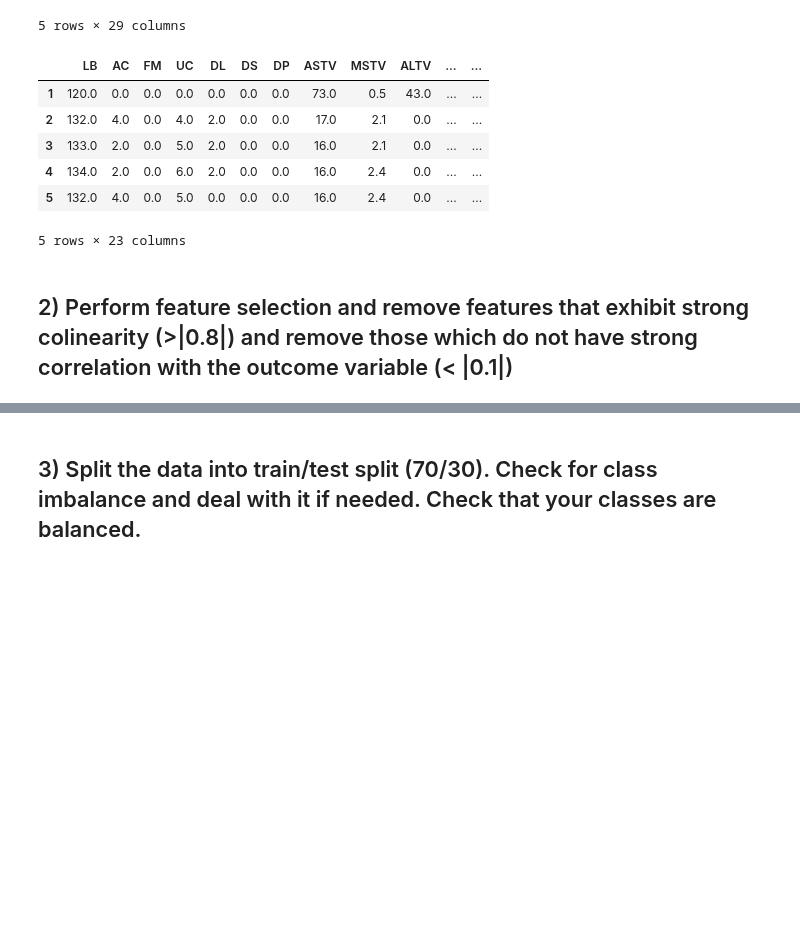
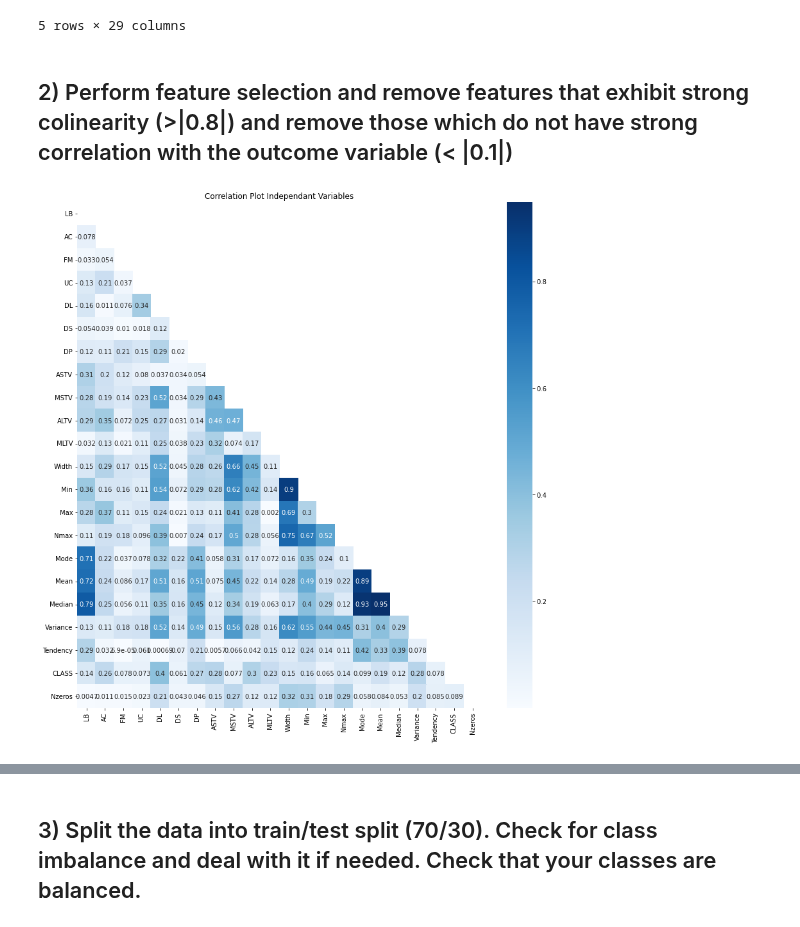
Before and after one commit to DuncanFerguson/GITHUB_REPOSITORY, a Jupyter notebook: DU_MSDS/Data Science Tools 2/HW7/homework7_Duncan_Ferguson.ipynb, the cells around one changed output, grey strips where cells are left out. Drawn from its saved outputs; the diff is of its cells as text; code cells hidden in the pictures; blank space fills up the shorter version.

```diff
--- a/DU_MSDS/Data Science Tools 2/HW7/homework7_Duncan_Ferguson.ipynb
+++ b/DU_MSDS/Data Science Tools 2/HW7/homework7_Duncan_Ferguson.ipynb
@@ -195,15 +213,18 @@ df.head()
 | 4 | 134 | 2 | 0.002561 | 0 | 0 | 6 | 0.007682 | 2 | 0.002561 | 0 | ... | ... |
 | 5 | 132 | 4 | 0.006515 | 0 | 0 | 5 | 0.008143 | 0 | 0 | 0 | ... | ... |
 5 rows × 29 columns
-# %%
-df_raw.head()
-# %% [output]
-|  | LB | AC | FM | UC | DL | DS | DP | ASTV | MSTV | ALTV | ... | ... |
-| 1 | 120.0 | 0.0 | 0.0 | 0.0 | 0.0 | 0.0 | 0.0 | 73.0 | 0.5 | 43.0 | ... | ... |
-| 2 | 132.0 | 4.0 | 0.0 | 4.0 | 2.0 | 0.0 | 0.0 | 17.0 | 2.1 | 0.0 | ... | ... |
-| 3 | 133.0 | 2.0 | 0.0 | 5.0 | 2.0 | 0.0 | 0.0 | 16.0 | 2.1 | 0.0 | ... | ... |
-| 4 | 134.0 | 2.0 | 0.0 | 6.0 | 2.0 | 0.0 | 0.0 | 16.0 | 2.4 | 0.0 | ... | ... |
-| 5 | 132.0 | 4.0 | 0.0 | 5.0 | 0.0 | 0.0 | 0.0 | 16.0 | 2.4 | 0.0 | ... | ... |
-5 rows × 23 columns
 # %% [markdown]
 ## 2) Perform feature selection and remove features that exhibit strong colinearity (>|0.8|) and remove those which do not have strong correlation with the outcome variable (< |0.1|)
+# %%
+
+# Displaying first round of colinearity of above 0.8
+X_all = df_raw.loc[:, df_raw.columns != 'NSP'].copy()
+Y_all = df_raw.loc[:, df_raw.columns == 'NSP'].copy()
+
+plt.figure(figsize=(12,12))
+sns.heatmap(X_all.corr().abs(), annot=True, mask=np.triu(X_all.corr()), cmap="Blues")
+plt.tight_layout()
+plt.title('Correlation Plot Independant Variables')
+plt.show()
+# %% [output]
+[figure, added]
```
Also changed, not shown: parts of 7 cells of this notebook.
